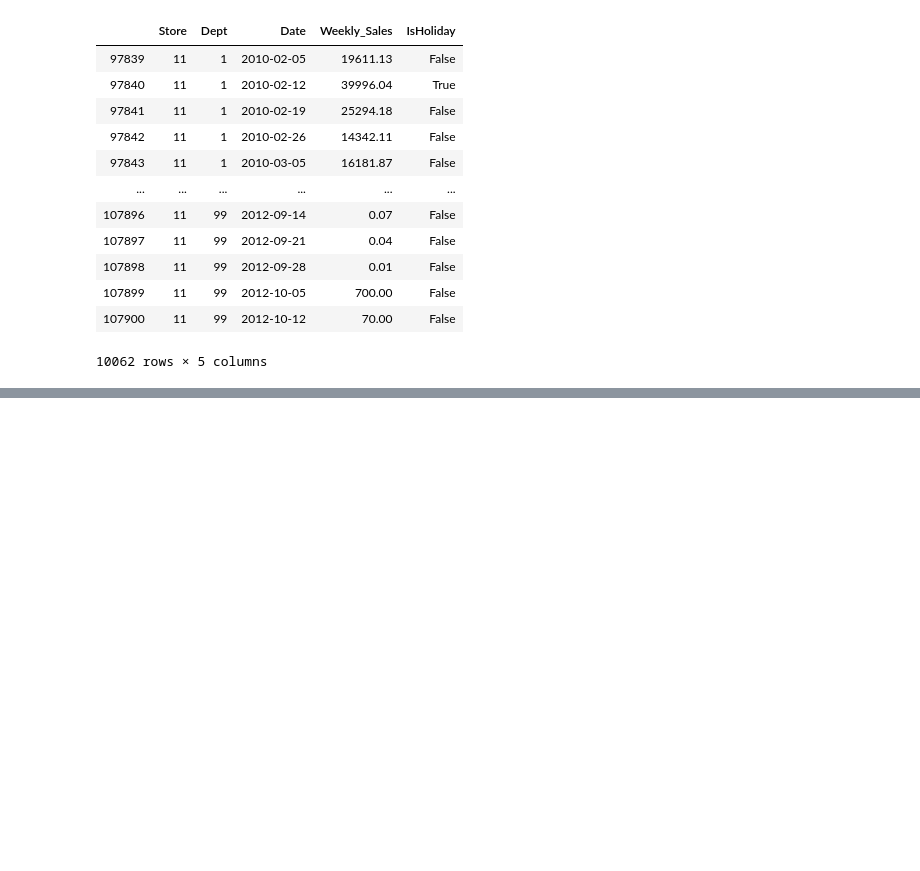
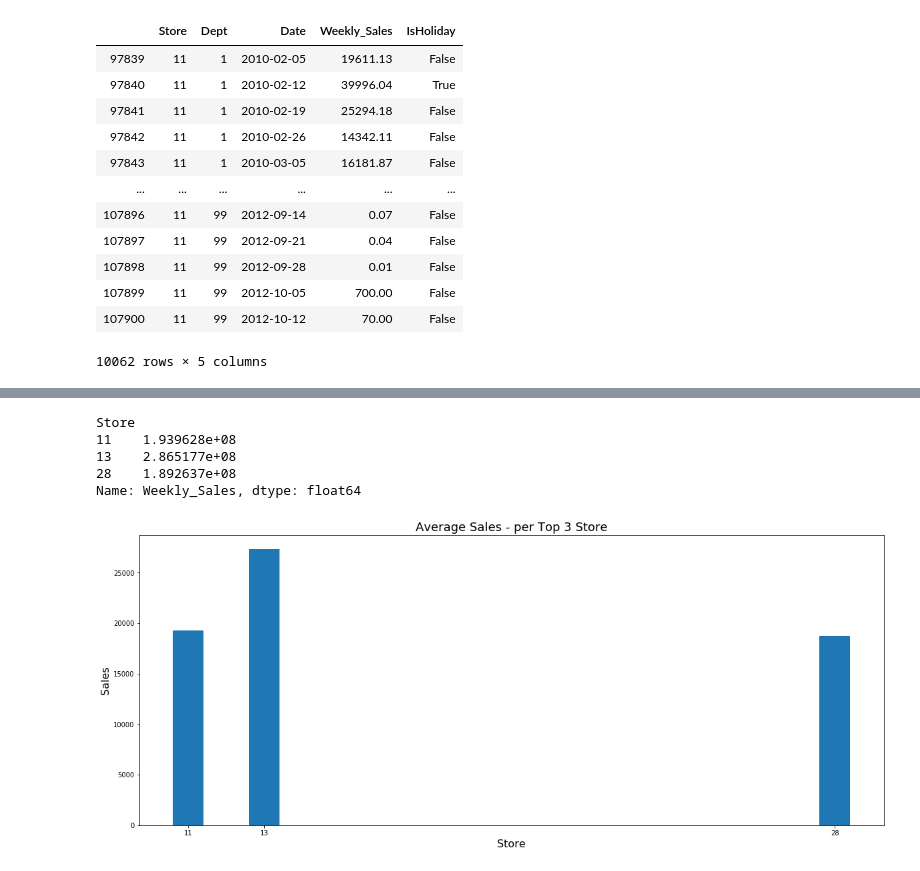
Before and after one commit to tbhaijee/Walmart-Sales-Predications, a Jupyter notebook: main.ipynb, the cells around one changed output, grey strips where cells are left out. Drawn from its saved outputs; the diff is of its cells as text; code cells hidden in the pictures; blank space fills up the shorter version.

```diff
--- a/main.ipynb
+++ b/main.ipynb
@@ -129,5 +142,15 @@ train_top3_holiday
+# %%
+#how many dept from each store
+train_top3_store_sales = train_top3_store['Weekly_Sales'].sum()
+train_top3_store_sales
+# %% [output]
+Store
+11    1.939628e+08
+13    2.865177e+08
+28    1.892637e+08
+Name: Weekly_Sales, dtype: float64
 # %%
 #plot weekly sales on holidays for 3 top store
 
-x_axis = np.arange(len(train_top3))
-tick_locations= [value for value in x_axis]
+#x_axis = np.arange(len(train_top3_store))
+tick_locations= [13,11,28]
@@ -138,0 +157,12 @@ plt.show()
+# %%
+weekly_sales = train_top3['Weekly_Sales'].groupby(train_top3['Store']).mean()
+plt.figure(figsize=(20,8))
+plt.bar(weekly_sales.index, weekly_sales.values)
+#plt.grid()
+plt.xticks(tick_locations)
+plt.title('Average Sales - per Top 3 Store', fontsize=18)
+plt.ylabel('Sales', fontsize=16)
+plt.xlabel('Store', fontsize=16)
+plt.show()
+# %% [output]
+[figure, added]
```
Also changed, not shown: parts of 10 cells of this notebook, 8 other files.
